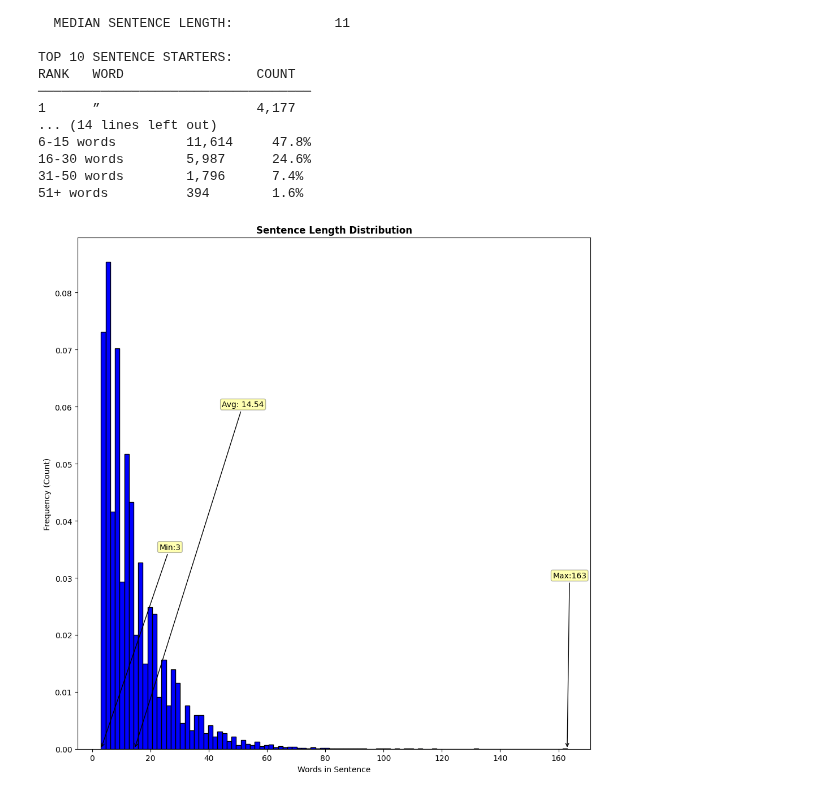
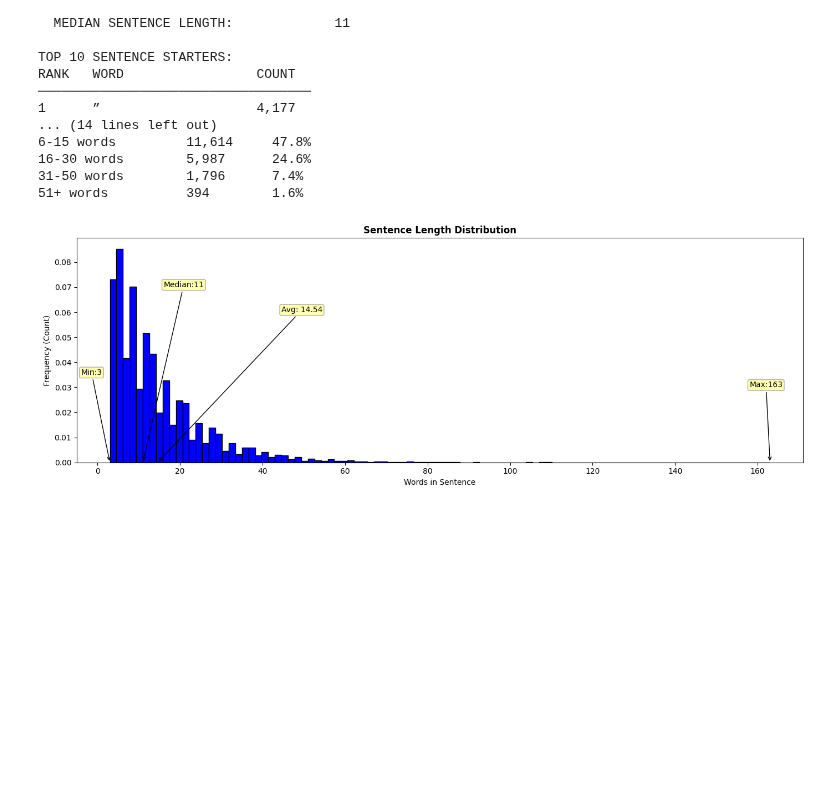
Before and after one commit to anulocaulis/table-of-contents-word-analysis-program, a Jupyter notebook: Q2/q2.ipynb, the cells around one changed output. Cells and saved outputs as stored; diff of their text form; code cells hidden in the pictures; blank space fills up the shorter version.

Commit message:
Added median annotated arrow to Sentence Length Distribution

```diff
--- a/Q2/q2.ipynb
+++ b/Q2/q2.ipynb
@@ -1084,8 +1084,12 @@ minWC = min(wordCounts)
 # Set maximum word counts
 maxWC = max(wordCounts)
 
+
+# Set median word counts
+medWC = sorted(wordCounts)[len(wordCounts)//2]
+
 # Create a figure for the plots
-fig, ax = plt.subplots(figsize=(10,10))
+fig, ax = plt.subplots(figsize=(14,5))
 
 
 # Title For Histogram
@@ -1105,34 +1109,44 @@ ax.hist(wordCounts, bins=100, density=True,
 # bbox       - CREATES BOX SURROUNDING TEXT
 # arrowprops - DEFINES ARROW STYLE AND COLOR
 ax.annotate(f'Min:{minWC}',xy=(minWC,0), color='black',
-               xytext=(minWC+20,0.035),
+               xytext=(minWC-7,0.035),
                bbox=dict(boxstyle='round,pad=0.2', fc='yellow', alpha=0.3),
                arrowprops={"arrowstyle": "->"})
 
 # ADDING AN ANNOTATED ARROW CALLOUT TO THE AVERAGE WORDS IN SENTENCE
 # xy         - TIP OF THE ARROW (TOP OF THE TALLEST BAR)
 # xytext     - TEXT LABEL POSITION (OFFSET TO AVOID OVERLAPPING THE BAR)
 # bbox       - CREATES BOX SURROUNDING TEXT
 # arrowprops - DEFINES ARROW STYLE AND COLOR
 ax.annotate(f'Avg: {avgWords:.2f}',xy=(avgWords,0), color='black',
                xytext=(avgWords+30,0.06),
+               bbox=dict(boxstyle='round,pad=0.2', fc='yellow', alpha=0.3),
+               arrowprops={"arrowstyle": "->"})
+
+# ADDING AN ANNOTATED ARROW CALLOUT TO THE MEDIUM WORDS IN SENTENCE
+# xy         - TIP OF THE ARROW (TOP OF THE TALLEST BAR)
+# xytext     - TEXT LABEL POSITION (OFFSET TO AVOID OVERLAPPING THE BAR)
+# bbox       - CREATES BOX SURROUNDING TEXT
+# arrowprops - DEFINES ARROW STYLE AND COLOR
+ax.annotate(f'Median:{medWC}',xy=(medWC,0), color='black',
+               xytext=(medWC+5,0.07),
                bbox=dict(boxstyle='round,pad=0.2', fc='yellow', alpha=0.3),
                arrowprops={"arrowstyle": "->"})
 
 
 # ADDING AN ANNOTATED ARROW CALLOUT TO THE MAXIMUM WORDS IN SENTENCE
 # xy         - TIP OF THE ARROW (TOP OF THE TALLEST BAR)
 # xytext     - TEXT LABEL POSITION (OFFSET TO AVOID OVERLAPPING THE BAR)
 # bbox       - CREATES BOX SURROUNDING TEXT
 # arrowprops - DEFINES ARROW STYLE AND COLOR
 ax.annotate(f'Max:{maxWC}',xy=(maxWC,0), color='black',
                xytext=(maxWC-5,0.03),
                bbox=dict(boxstyle='round,pad=0.2', fc='yellow', alpha=0.3),
                arrowprops={"arrowstyle": "->"})
 
 # APPLYING TIGHT LAYOUT TO PREVENT LABEL CLIPPING
 fig.tight_layout()
 
 plt.show()
 # %% [output]
-[figure, old version]
+[figure, new version]
```
Also changed, not shown: parts of 3 cells of this notebook.
